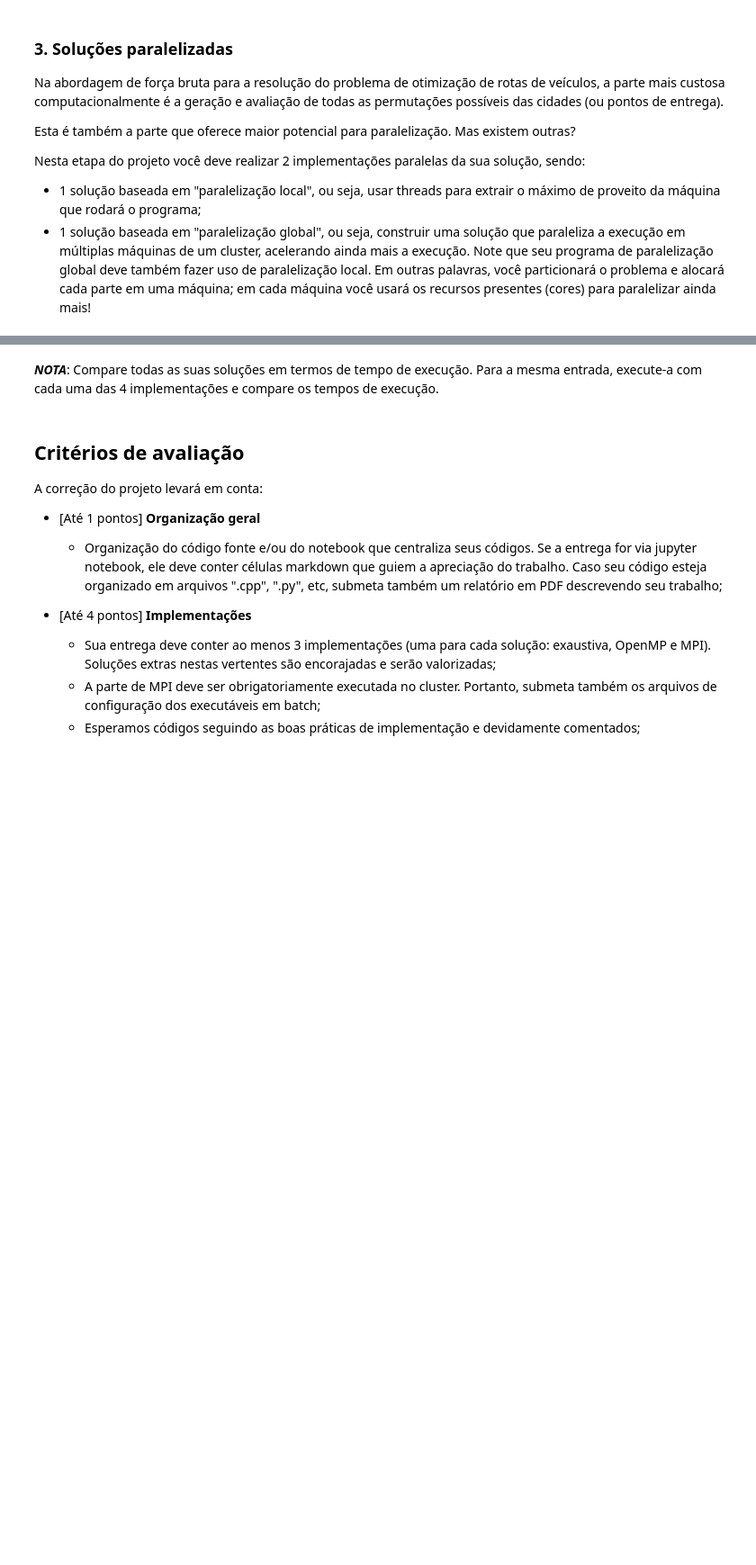
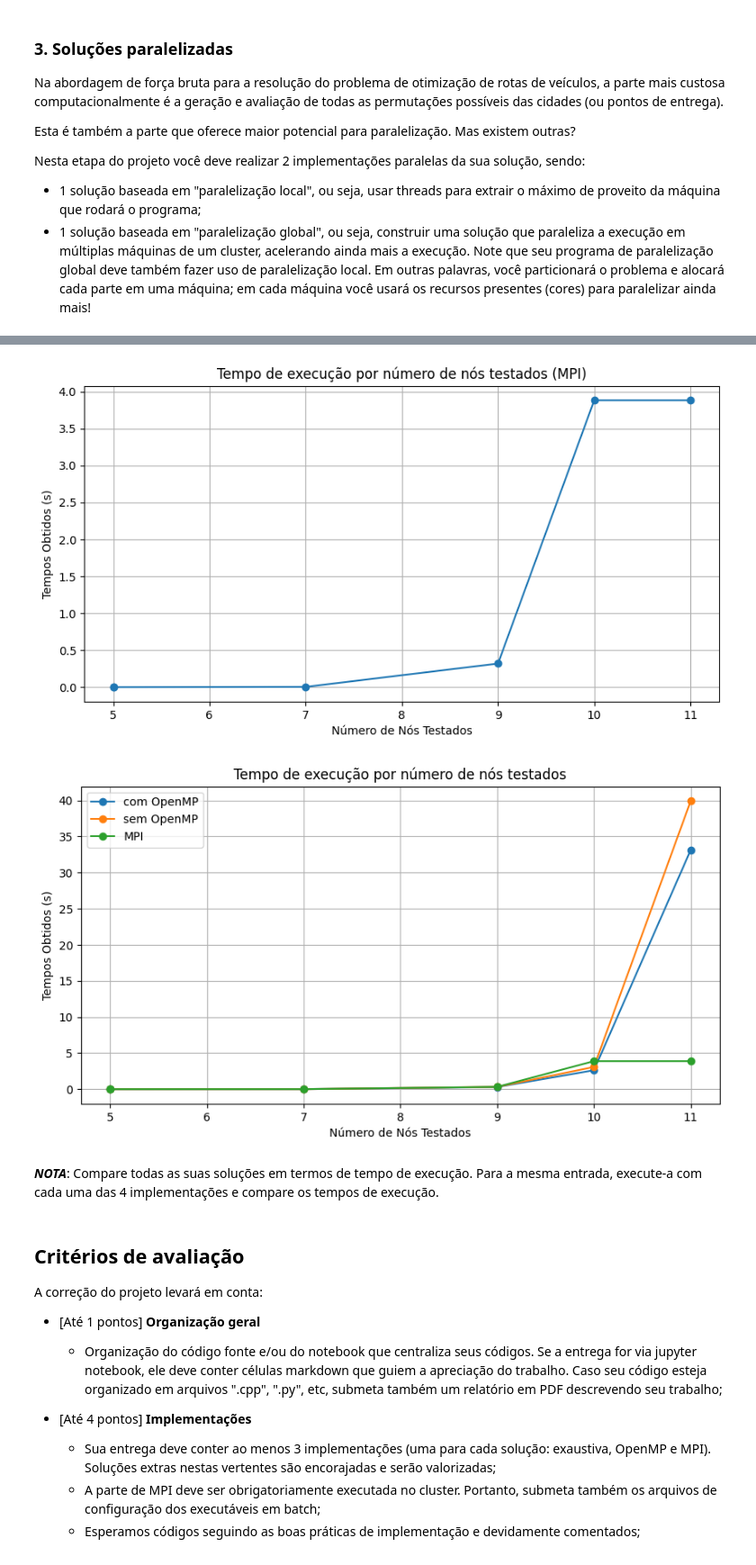
Before and after one commit to Aranh4/supercompfinal, a Jupyter notebook: Supercomp_Projeto_2024.ipynb, the cells around one changed output, grey strips where cells are left out. Shown at 90% size. Cells and saved outputs as stored; diff of their text form; code cells hidden in the pictures; blank space fills up the shorter version.

```diff
--- a/Supercomp_Projeto_2024.ipynb
+++ b/Supercomp_Projeto_2024.ipynb
@@ -323,3 +1435,39 @@ Nesta etapa do projeto você deve realizar 2 implementações paralelas da sua s
+# %%
+import matplotlib.pyplot as plt
+
+# Dados
+nos_testados = [5, 7, 9, 10, 11]
+tempos_obtidos = [0.000457539, 0.00435195, 0.319498, 3.07664, 39.9375]
+
+nos_testados3 = [5, 7, 9, 10, 11]
+tempos_obtidos3 = [0.00256101, 0.00705917, 0.294842, 2.61972, 33.1415]
+
+nos_testados4 = [5, 5, 7, 9, 10, 11]
+tempos_obtidos4 = [0.00196103, 0.000338837, 0.0039757, 0.319603, 3.88174, 3.88174]
+
+# Todos os dados MPI
+plt.figure(figsize=(10, 5))
+plt.plot(nos_testados4, tempos_obtidos4, marker='o')
+plt.title('Tempo de execução por número de nós testados (MPI)')
+plt.xlabel('Número de Nós Testados')
+plt.ylabel('Tempos Obtidos (s)')
+plt.grid(True)
+plt.show()
+
+# Comparação com e sem OpenMP
+plt.figure(figsize=(10, 5))
+plt.plot(nos_testados3, tempos_obtidos3, marker='o', label='com OpenMP')
+plt.plot(nos_testados, tempos_obtidos, marker='o', label='sem OpenMP')
+plt.plot(nos_testados4, tempos_obtidos4, marker='o', label='MPI')
+plt.title('Tempo de execução por número de nós testados')
+plt.xlabel('Número de Nós Testados')
+plt.ylabel('Tempos Obtidos (s)')
+plt.legend()
+plt.grid(True)
+plt.show()
+# %% [output]
+[figure, added]
+[figure, added]
 # %% [markdown]
 **_NOTA_**: Compare todas as suas soluções em termos de tempo de execução. Para a mesma entrada, execute-a com cada uma das 4 implementações e compare os tempos de execução.
 # %% [markdown]
```
Also changed, not shown: parts of 22 cells of this notebook, 10 other files.
